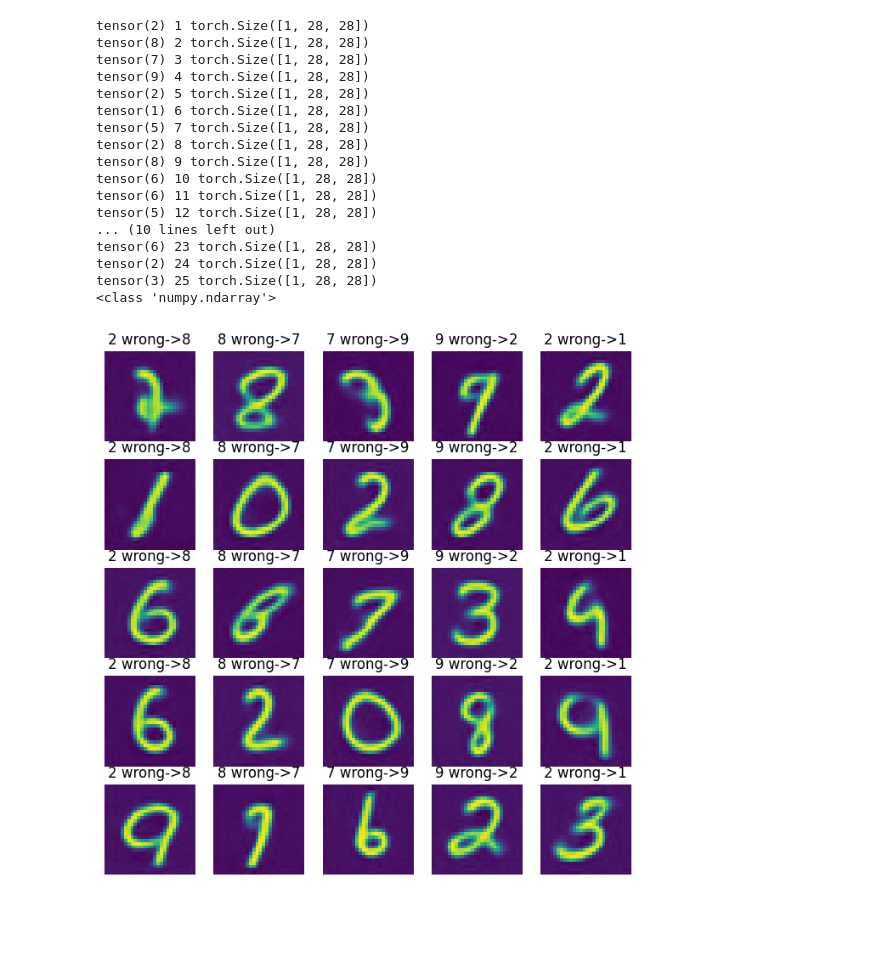
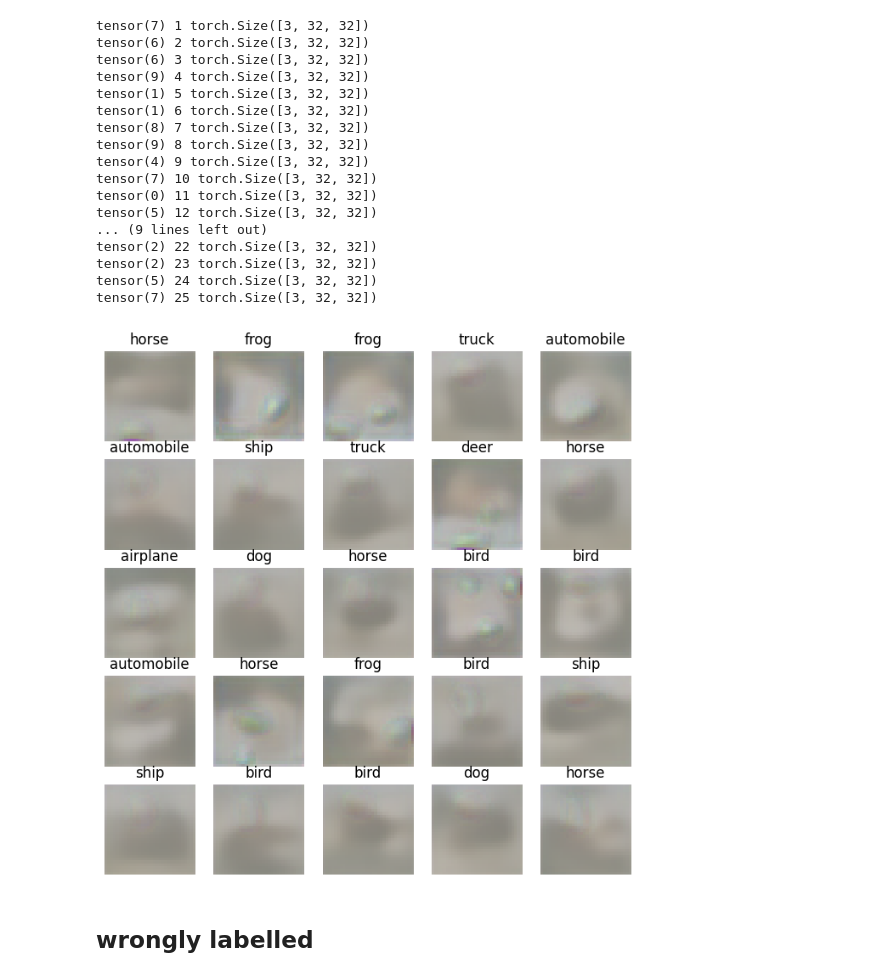
Before and after one commit to srikanthp1/S18, a Jupyter notebook: part2/cifar10.ipynb, the cells around one changed output. Drawn from its saved outputs; the diff is of its cells as text; code cells hidden in the pictures; blank space fills up the shorter version.

```diff
--- a/part2/cifar10.ipynb
+++ b/part2/cifar10.ipynb
@@ -150,6 +151,6 @@ pl.seed_everything(1234)
 cifar10 = datamodule
 
 vae = VAE()
-trainer = pl.Trainer(gpus=1, max_epochs=7) #, progress_bar_refresh_rate=10)
+trainer = pl.Trainer(gpus=1, max_epochs=20) #, progress_bar_refresh_rate=10)
 trainer.fit(vae, cifar10)
 # %% [output]
@@ -171 +159,12 @@ Extracting ./MNIST/raw/t10k-labels-idx1-ubyte.gz to ./MNIST/raw
+# %%
+classes_dict = {0: 'airplane',
+1: 'automobile',
+2: 'bird',
+3: 'cat',
+4: 'deer',
+5: 'dog',
+6: 'frog',
+7: 'horse',
+8: 'ship',
+9: 'truck'}
 # %%
@@ -259,7 +259,7 @@ tensor(3) 25 torch.Size([1, 28, 28])
 # %%
-
+from pl_bolts.transforms.dataset_normalizations import cifar10_normalization
 import matplotlib.pyplot as plt
-
+import numpy as np
 # normalize = cifar10_normalization()
 # mean, std = np.array(normalize.mean), np.array(normalize.std)
 # print(type(std), type(mean))
@@ -279,8 +279,8 @@ for data, labels in cifar10.val_dataloader():
         one_hot_labels = one_hot_labels.to(torch.float32)
 
         # encode x to get the mu and variance parameters
-        img = vae.conv1(img.to(vae.device))
-        x_encoded = vae.encoder(img)
+        # img = vae.conv1(img.to(vae.device))
+        x_encoded = vae.encoder(img.to(vae.device))
         # print(x_encoded.dtype)
         # print(type(x))
         onehot_lin = vae.label_lin(one_hot_labels).unsqueeze(0)
@@ -291,56 +291,60 @@ for data, labels in cifar10.val_dataloader():
         # mu, log_var = vae.fc_mu(x_encoded+onehot_lin), vae.fc_var(x_encoded)
         # mu, log_var = self.fc_mu(x_encoded), self.fc_var(x_encoded)
 
         # sample z from q
         std = torch.exp(log_var / 2)
         q = torch.distributions.Normal(mu, std)
         z = q.rsample()
 
         # decoded
         x_hat = vae.decoder(z)
-        x_hat = vae.conv2(x_hat)
+        # x_hat = vae.conv2(x_hat)
         # print(type(x_hat.squeeze(0).permute(1, 2, 0).detach().cpu().numpy()))
         pred.append(x_hat.squeeze(0).permute(1, 2, 0).detach().cpu().numpy())
 
   if i>=26:
     break
-# normalize = cifar10_normalization()
-# mean, std = np.array(normalize.mean), np.array(normalize.std)
-# normalize = mnist_normalization()
-mean, std = np.array((0.1307,)), np.array((0.3081,))
+normalize = cifar10_normalization()
+mean, std = np.array(normalize.mean), np.array(normalize.std)
+
+# mean, std = np.array((0.1307,)), np.array((0.3081,))
 # img = make_grid(pred).permute(1, 2, 0).numpy() * std + mean
 
-print(type(pred[0]))
+# print(type(pred[0]))
 
 num_rows = 5
 num_cols = 5
 
 # Create a new figure
 fig, axes = plt.subplots(num_rows, num_cols, figsize=(8, 8))
 
 # Iterate through the images and display them in the grid
+# axes.title('wrong label encoding')
 for i in range(num_rows):
     for j in range(num_cols):
         if i * num_cols + j < len(pred):
-            axes[i, j].imshow(np.array(pred[i * num_cols + j]) * std + mean)
-            axes[i, j].set_title(f'{labels[j]} wrong->{labels[j+1]}')
+            # print(np.min(pred[i * num_cols + j]))
+            axes[i, j].imshow(pred[i * num_cols + j]* std + mean )
+            axes[i,j].set_title(classes_dict[int(labels[i*num_cols+j])])
             axes[i, j].axis('off')  # Turn off axis labels
 # %% [output]
-tensor(2) 1 torch.Size([1, 28, 28])
-tensor(8) 2 torch.Size([1, 28, 28])
-tensor(7) 3 torch.Size([1, 28, 28])
-tensor(9) 4 torch.Size([1, 28, 28])
-tensor(2) 5 torch.Size([1, 28, 28])
-tensor(1) 6 torch.Size([1, 28, 28])
-tensor(5) 7 torch.Size([1, 28, 28])
-tensor(2) 8 torch.Size([1, 28, 28])
-tensor(8) 9 torch.Size([1, 28, 28])
-tensor(6) 10 torch.Size([1, 28, 28])
-tensor(6) 11 torch.Size([1, 28, 28])
-tensor(5) 12 torch.Size([1, 28, 28])
-... (10 lines left out)
-tensor(6) 23 torch.Size([1, 28, 28])
-tensor(2) 24 torch.Size([1, 28, 28])
-tensor(3) 25 torch.Size([1, 28, 28])
-<class 'numpy.ndarray'>
+tensor(7) 1 torch.Size([3, 32, 32])
+tensor(6) 2 torch.Size([3, 32, 32])
+tensor(6) 3 torch.Size([3, 32, 32])
+tensor(9) 4 torch.Size([3, 32, 32])
+tensor(1) 5 torch.Size([3, 32, 32])
+tensor(1) 6 torch.Size([3, 32, 32])
+tensor(8) 7 torch.Size([3, 32, 32])
+tensor(9) 8 torch.Size([3, 32, 32])
+tensor(4) 9 torch.Size([3, 32, 32])
+tensor(7) 10 torch.Size([3, 32, 32])
+tensor(0) 11 torch.Size([3, 32, 32])
+tensor(5) 12 torch.Size([3, 32, 32])
+... (9 lines left out)
+tensor(2) 22 torch.Size([3, 32, 32])
+tensor(2) 23 torch.Size([3, 32, 32])
+tensor(5) 24 torch.Size([3, 32, 32])
+tensor(7) 25 torch.Size([3, 32, 32])
-[figure, old version]
+[figure, new version]
+# %% [markdown]
+## wrongly labelled
```
Also changed, not shown: parts of 5 cells of this notebook, 1 other file.
